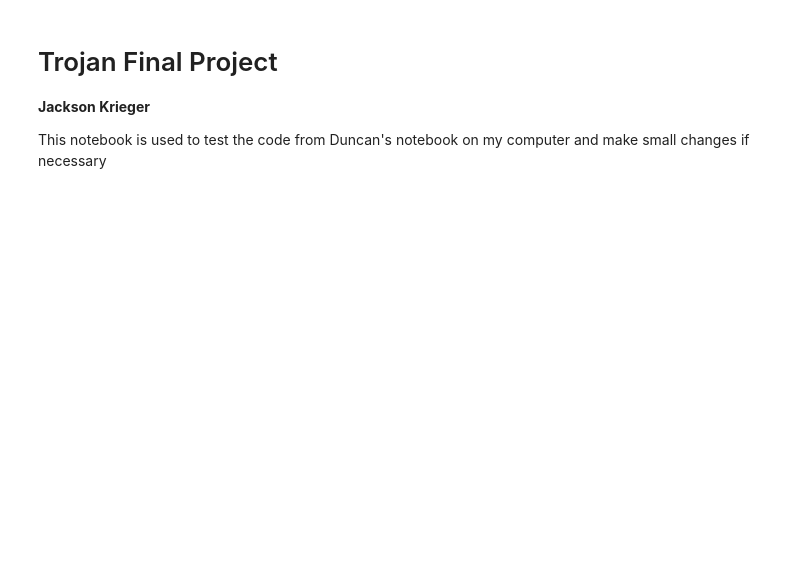
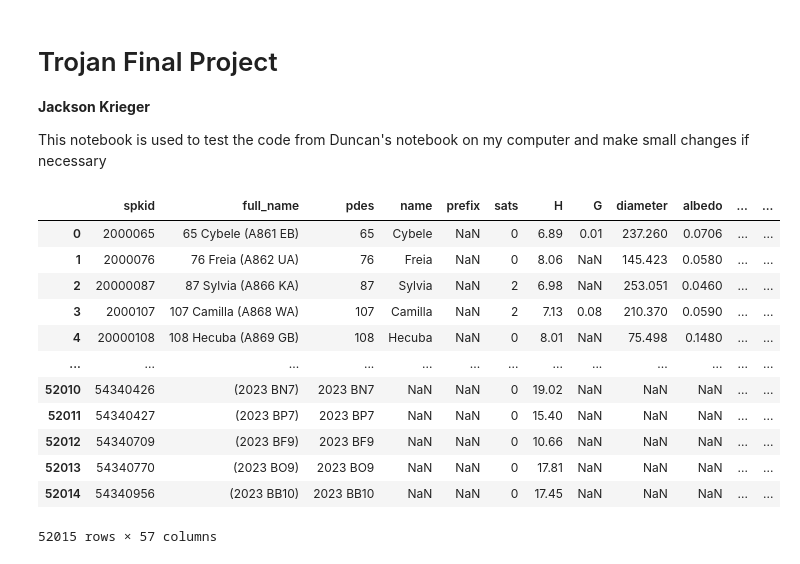
Before and after one commit to GPGN-268-archive/FP-02-Trojans, a Jupyter notebook: krieger-notebook.ipynb, the cells around one changed output. Cells and saved outputs as stored; diff of their text form; code cells hidden in the pictures; blank space fills up the shorter version.

```diff
--- a/krieger-notebook.ipynb
+++ b/krieger-notebook.ipynb
@@ -11,6 +11,22 @@ import numpy as np
 # %%
 # import data
 data = pd.read_csv("~/work/classes/GPGN268/FP-02-Trojans/sbdb_query_results.csv", low_memory=False)
+# %%
+data
+# %% [output]
+|  | spkid | full_name | pdes | name | prefix | sats | H | G | diameter | albedo | ... | ... |
+| 0 | 2000065 | 65 Cybele (A861 EB) | 65 | Cybele | NaN | 0 | 6.89 | 0.01 | 237.260 | 0.0706 | ... | ... |
+| 1 | 2000076 | 76 Freia (A862 UA) | 76 | Freia | NaN | 0 | 8.06 | NaN | 145.423 | 0.0580 | ... | ... |
+| 2 | 20000087 | 87 Sylvia (A866 KA) | 87 | Sylvia | NaN | 2 | 6.98 | NaN | 253.051 | 0.0460 | ... | ... |
+| 3 | 2000107 | 107 Camilla (A868 WA) | 107 | Camilla | NaN | 2 | 7.13 | 0.08 | 210.370 | 0.0590 | ... | ... |
+| 4 | 20000108 | 108 Hecuba (A869 GB) | 108 | Hecuba | NaN | 0 | 8.01 | NaN | 75.498 | 0.1480 | ... | ... |
+| ... | ... | ... | ... | ... | ... | ... | ... | ... | ... | ... | ... | ... |
+| 52010 | 54340426 | (2023 BN7) | 2023 BN7 | NaN | NaN | 0 | 19.02 | NaN | NaN | NaN | ... | ... |
+| 52011 | 54340427 | (2023 BP7) | 2023 BP7 | NaN | NaN | 0 | 15.40 | NaN | NaN | NaN | ... | ... |
+| 52012 | 54340709 | (2023 BF9) | 2023 BF9 | NaN | NaN | 0 | 10.66 | NaN | NaN | NaN | ... | ... |
+| 52013 | 54340770 | (2023 BO9) | 2023 BO9 | NaN | NaN | 0 | 17.81 | NaN | NaN | NaN | ... | ... |
+| 52014 | 54340956 | (2023 BB10) | 2023 BB10 | NaN | NaN | 0 | 17.45 | NaN | NaN | NaN | ... | ... |
+52015 rows × 57 columns
 # %%
 # separate the data into groups
 trojans = data[data["class"] == "TJN"]
```
Also changed, not shown: parts of 12 cells of this notebook.
